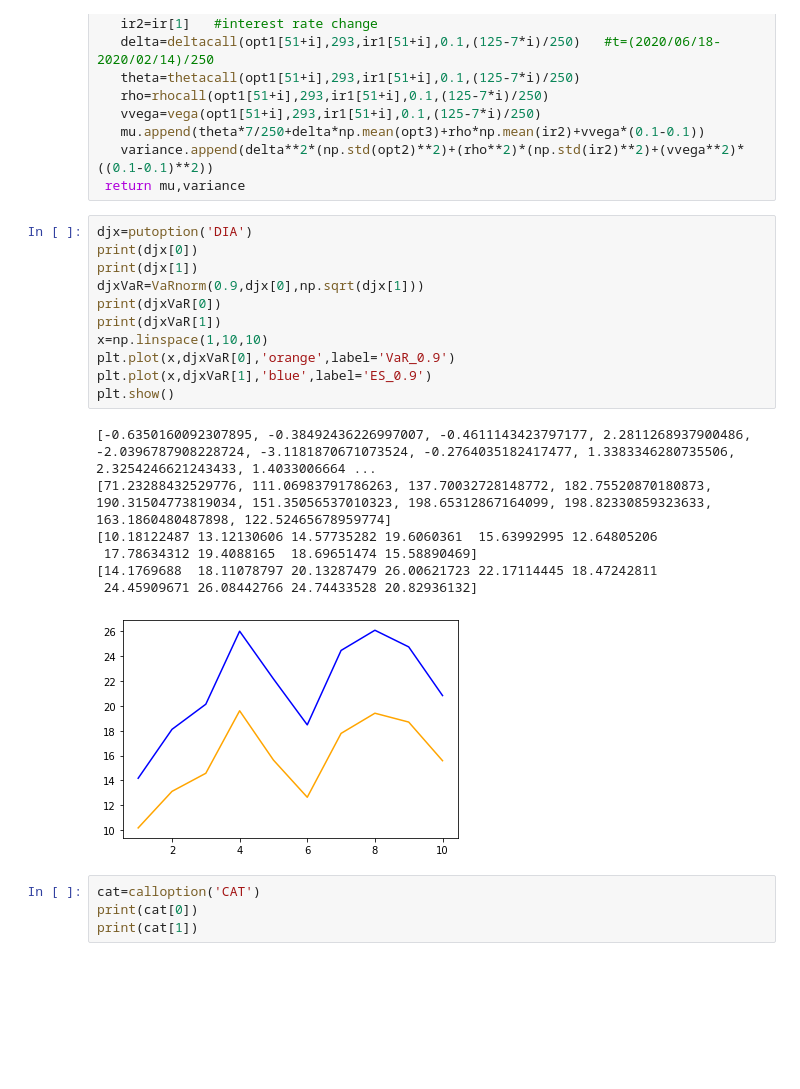
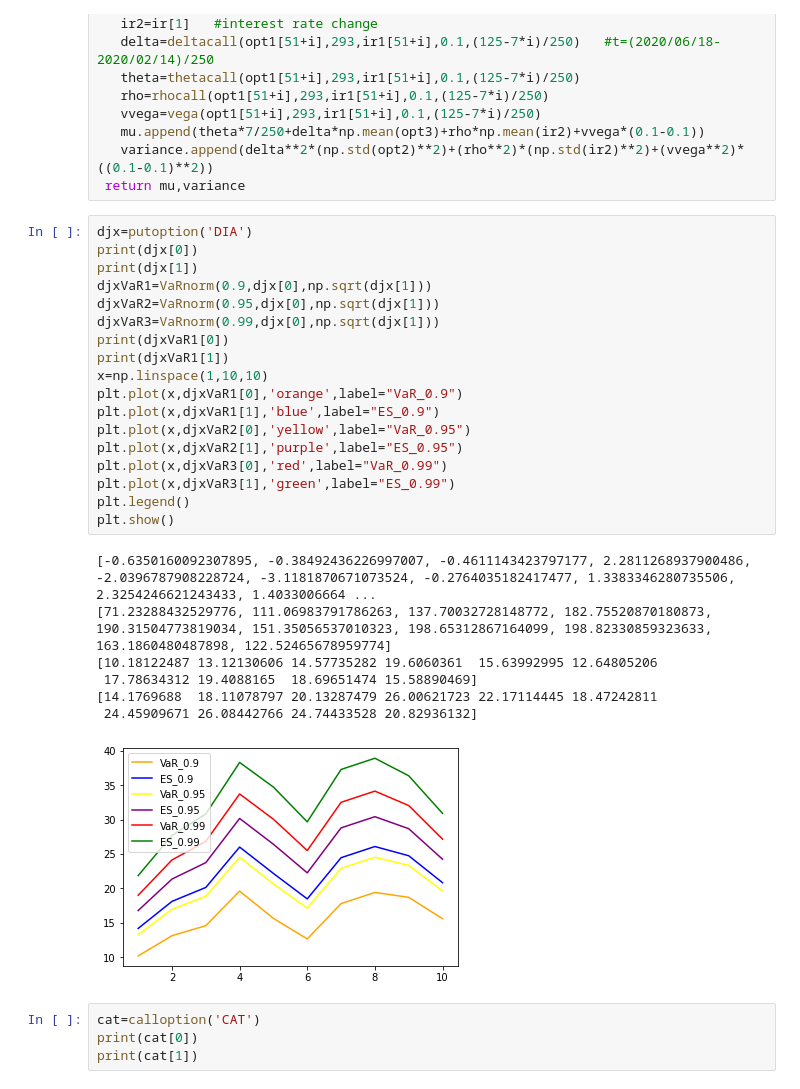
Before and after one commit to ZiyueNie/575, a Jupyter notebook: src/ib_project.ipynb, the cells around one changed output. Drawn from its saved outputs; the diff is of its cells as text; blank space fills up the shorter version.

```diff
--- a/src/ib_project.ipynb
+++ b/src/ib_project.ipynb
@@ -292,22 +292,29 @@ def calloption(M):                  #today is 2020/02/14
 # %%
 djx=putoption('DIA')
 print(djx[0])
 print(djx[1])
-djxVaR=VaRnorm(0.9,djx[0],np.sqrt(djx[1]))
-print(djxVaR[0])
-print(djxVaR[1])
+djxVaR1=VaRnorm(0.9,djx[0],np.sqrt(djx[1]))
+djxVaR2=VaRnorm(0.95,djx[0],np.sqrt(djx[1]))
+djxVaR3=VaRnorm(0.99,djx[0],np.sqrt(djx[1]))
+print(djxVaR1[0])
+print(djxVaR1[1])
 x=np.linspace(1,10,10)
-plt.plot(x,djxVaR[0],'orange',label='VaR_0.9')
-plt.plot(x,djxVaR[1],'blue',label='ES_0.9')
+plt.plot(x,djxVaR1[0],'orange',label="VaR_0.9")
+plt.plot(x,djxVaR1[1],'blue',label="ES_0.9")
+plt.plot(x,djxVaR2[0],'yellow',label="VaR_0.95")
+plt.plot(x,djxVaR2[1],'purple',label="ES_0.95")
+plt.plot(x,djxVaR3[0],'red',label="VaR_0.99")
+plt.plot(x,djxVaR3[1],'green',label="ES_0.99")
+plt.legend()
 plt.show()
 # %% [output]
 [-0.6350160092307895, -0.38492436226997007, -0.4611143423797177, 2.2811268937900486, -2.0396787908228724, -3.1181870671073524, -0.2764035182417477, 1.3383346280735506, 2.3254246621243433, 1.4033006664 ...
 [71.23288432529776, 111.06983791786263, 137.70032728148772, 182.75520870180873, 190.31504773819034, 151.35056537010323, 198.65312867164099, 198.82330859323633, 163.1860480487898, 122.52465678959774]
 [10.18122487 13.12130606 14.57735282 19.6060361  15.63992995 12.64805206
  17.78634312 19.4088165  18.69651474 15.58890469]
 [14.1769688  18.11078797 20.13287479 26.00621723 22.17114445 18.47242811
  24.45909671 26.08442766 24.74433528 20.82936132]
-[figure, old version]
+[figure, new version]
 # %%
 cat=calloption('CAT')
 print(cat[0])
```
